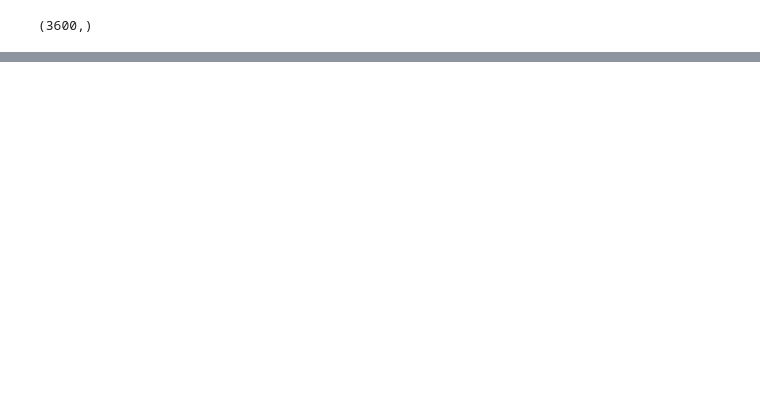
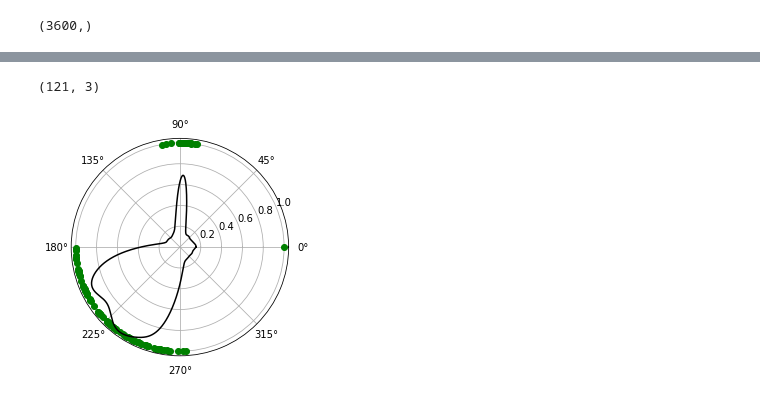
Before and after one commit to HaoxinSEU/SSP_beamforming, a Jupyter notebook: doa.ipynb, the cells around one changed output, grey strips where cells are left out. Saved outputs shown, nothing was run; the diff lists cells and outputs as text; code cells hidden in the pictures; blank space fills up the shorter version.

```diff
--- a/doa.ipynb
+++ b/doa.ipynb
@@ -140,0 +160,6 @@ angle
+# %%
+directions=[]
+for i in range(10):
+    peaks=doa(S[i*1000],xyz)
+    directions.append(peaks)
+    print(i,peaks)
@@ -140,0 +184,14 @@ angle
+# %%
+src=np.zeros((121,3))
+src.shape
+# %% [output]
+(121, 3)
+# %%
+src[:,:2]=src_model
+# %%
+for i in range(src.shape[0]):
+    src[i,2]=np.arctan(src[i,1]/src[i,0])
+    if src[i,0]<0:
+        src[i,2]+=np.pi
+    if src[i,2]<0:
+        src[i,2]+=2*np.pi
@@ -140,0 +200,6 @@ angle
+# %%
+plt.polar()
+plt.plot(src[:,2],np.ones(len(src)),'go',thetas*np.pi/180,P,'-k')
+plt.show()
+# %% [output]
+[figure, added]
```
Also changed, not shown: parts of 22 cells of this notebook.
